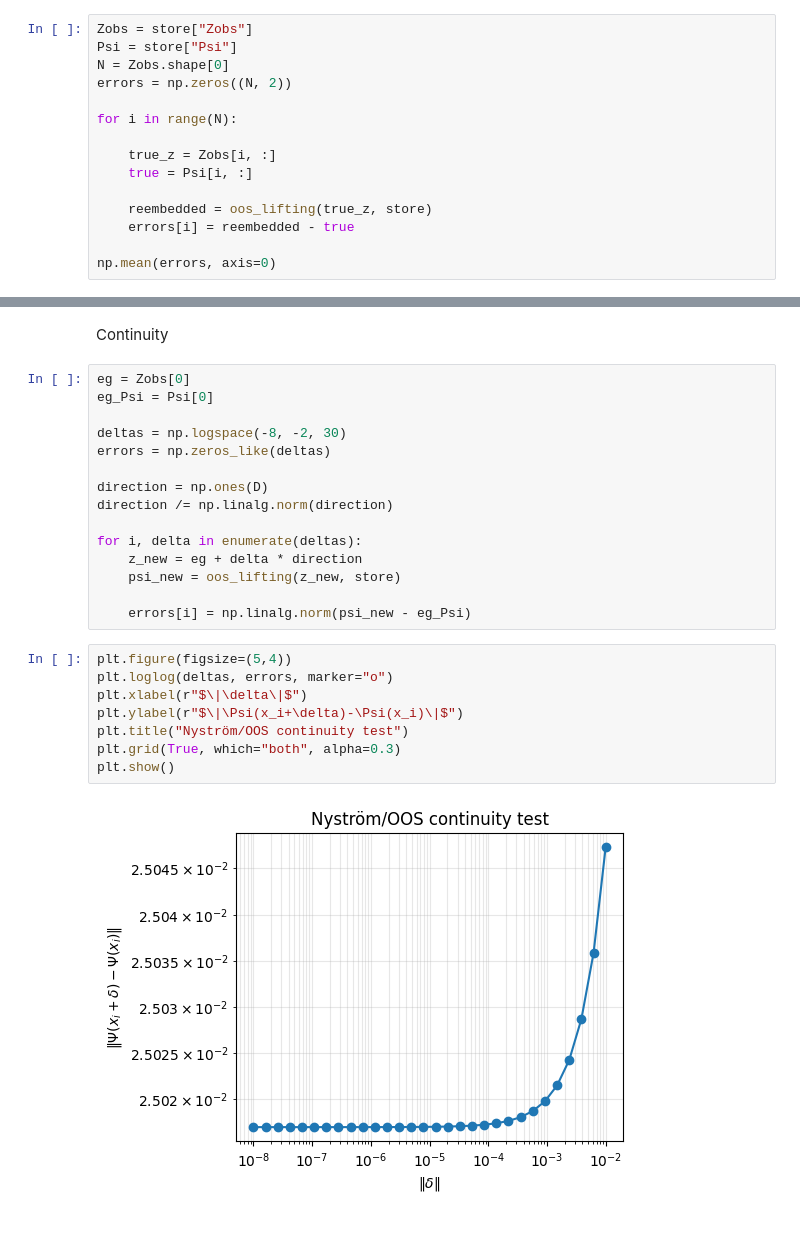
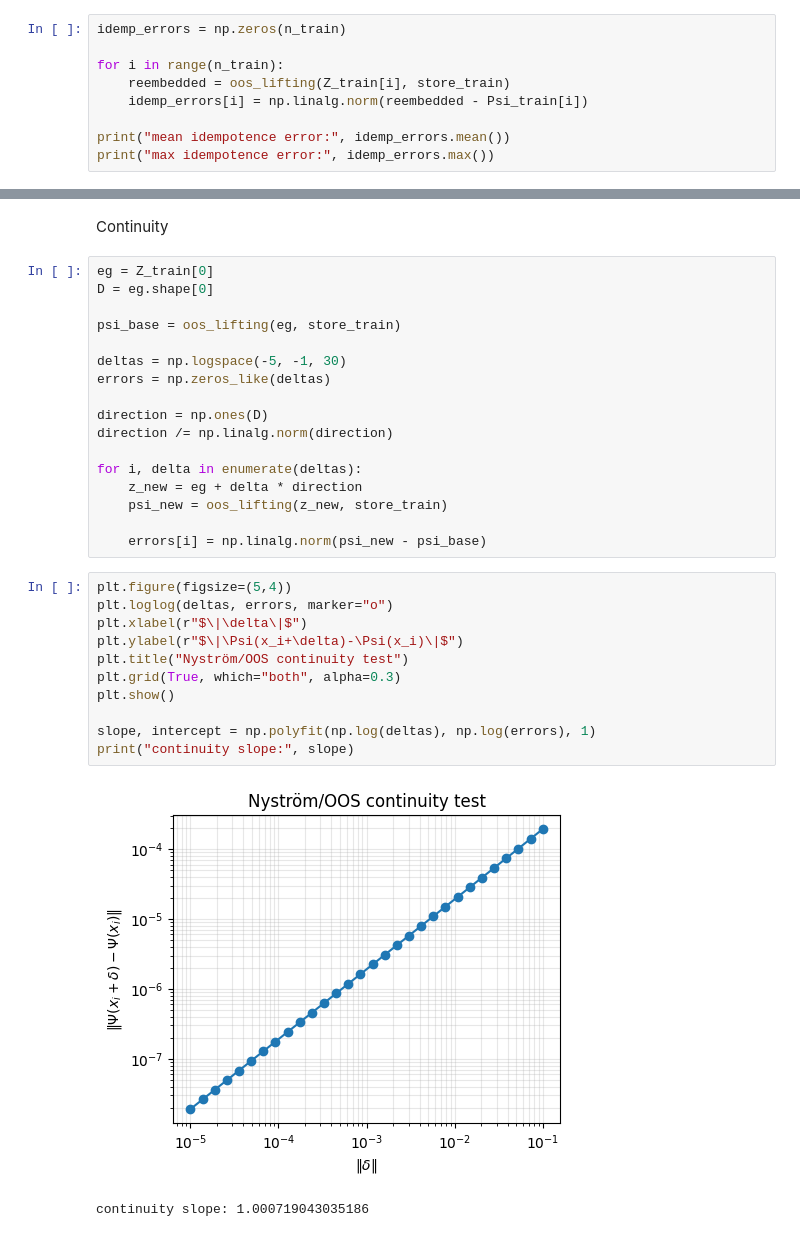
Before and after one commit to adamfowliee/JDKF_Starter, a Jupyter notebook: InitialTasks/kalman.ipynb, the cells around one changed output, grey strips where cells are left out. Saved outputs shown, nothing was run; the diff lists cells and outputs as text.

```diff
--- a/InitialTasks/kalman.ipynb
+++ b/InitialTasks/kalman.ipynb
@@ -290,16 +355,10 @@ Idempotence
 # %%
-Zobs = store["Zobs"]
-Psi = store["Psi"]
-N = Zobs.shape[0]
-errors = np.zeros((N, 2))
+idemp_errors = np.zeros(n_train)
 
-for i in range(N):
+for i in range(n_train):
+    reembedded = oos_lifting(Z_train[i], store_train)
+    idemp_errors[i] = np.linalg.norm(reembedded - Psi_train[i])
 
-    true_z = Zobs[i, :]
-    true = Psi[i, :]
-
-    reembedded = oos_lifting(true_z, store)
-    errors[i] = reembedded - true
-
-np.mean(errors, axis=0)
+print("mean idempotence error:", idemp_errors.mean())
+print("max idempotence error:", idemp_errors.max())
 # %% [output]
@@ -307,10 +367,12 @@ array([-0.0041041 , -0.00452639])
 # %% [markdown]
 Continuity
 # %%
-eg = Zobs[0]
-eg_Psi = Psi[0]
+eg = Z_train[0]
+D = eg.shape[0]
 
-deltas = np.logspace(-8, -2, 30)
+psi_base = oos_lifting(eg, store_train)
+
+deltas = np.logspace(-5, -1, 30)
 errors = np.zeros_like(deltas)
 
 direction = np.ones(D)
@@ -318,16 +380,20 @@ direction /= np.linalg.norm(direction)
 
 for i, delta in enumerate(deltas):
     z_new = eg + delta * direction
-    psi_new = oos_lifting(z_new, store)
+    psi_new = oos_lifting(z_new, store_train)
 
-    errors[i] = np.linalg.norm(psi_new - eg_Psi)
+    errors[i] = np.linalg.norm(psi_new - psi_base)
 # %%
 plt.figure(figsize=(5,4))
 plt.loglog(deltas, errors, marker="o")
 plt.xlabel(r"$\|\delta\|$")
 plt.ylabel(r"$\|\Psi(x_i+\delta)-\Psi(x_i)\|$")
 plt.title("Nyström/OOS continuity test")
 plt.grid(True, which="both", alpha=0.3)
 plt.show()
+
+slope, intercept = np.polyfit(np.log(deltas), np.log(errors), 1)
+print("continuity slope:", slope)
 # %% [output]
-[figure, old version]
+[figure, new version]
+continuity slope: 1.000719043035186
```
Also changed, not shown: parts of 27 cells of this notebook, 1 other file.
